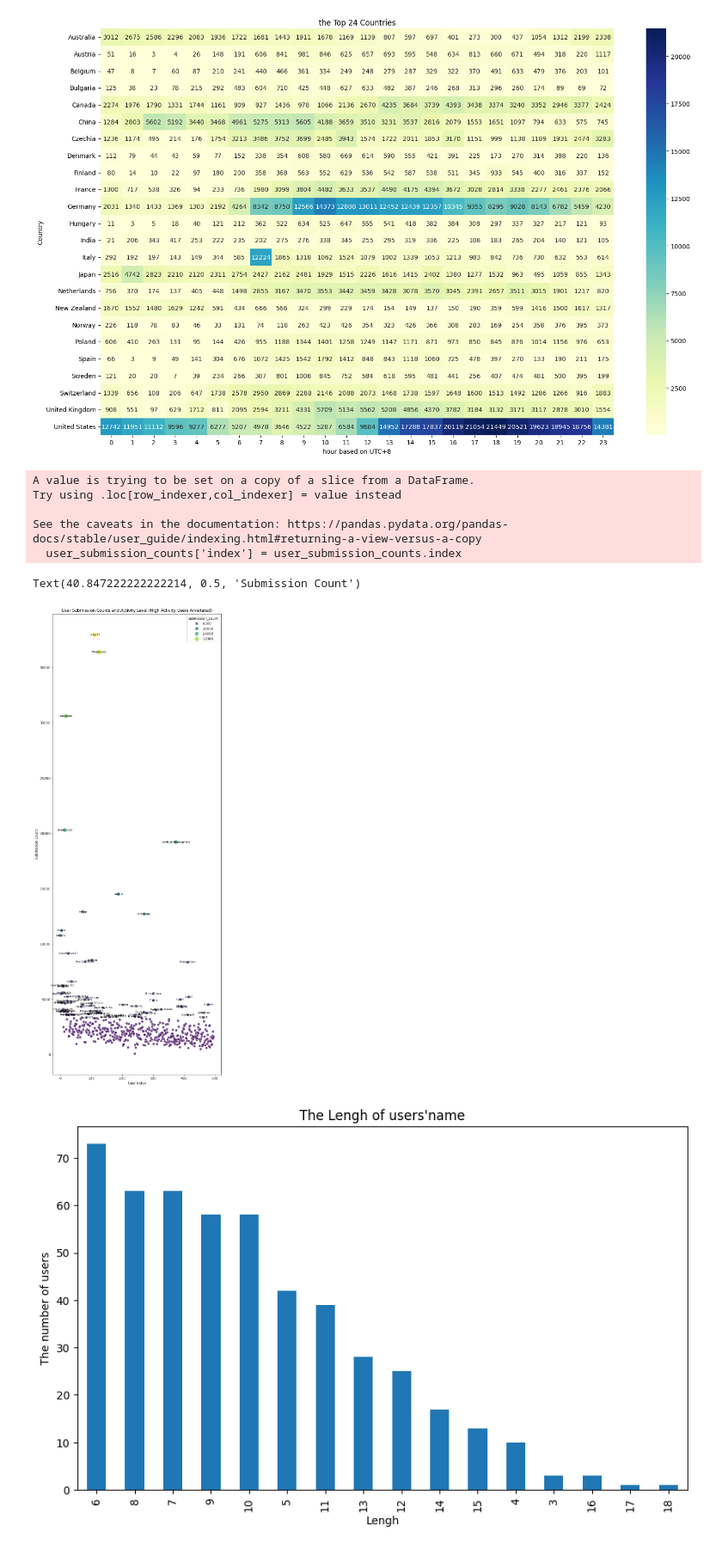
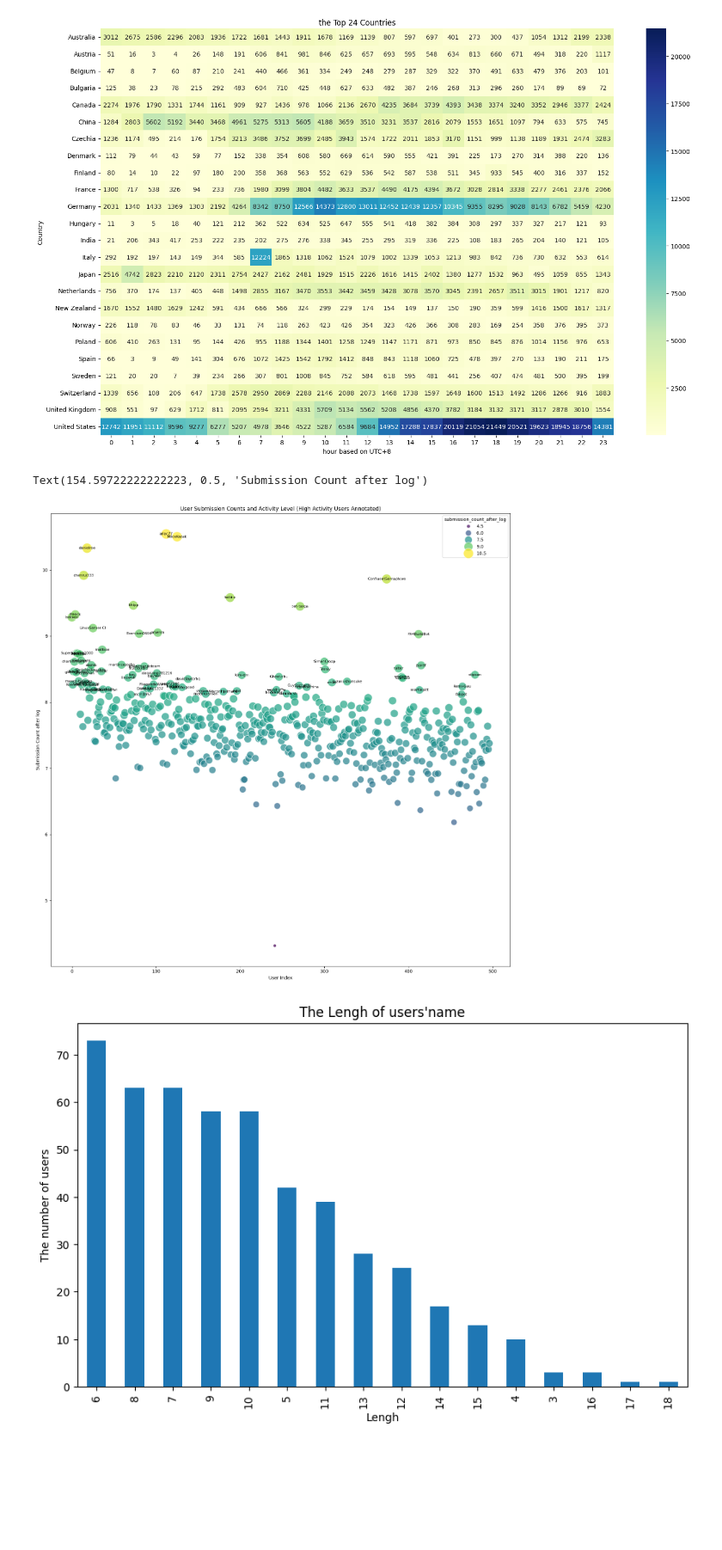
Before and after one commit to orwhd/dase_edu, a Jupyter notebook: homework/homework12/data_analyzing.ipynb, the cells around one changed output. Shown at 86% size. Drawn from its saved outputs; the diff is of its cells as text; code cells hidden in the pictures; blank space fills up the shorter version.

```diff
--- a/homework/homework12/data_analyzing.ipynb
+++ b/homework/homework12/data_analyzing.ipynb
@@ -79,43 +80,42 @@ plt.show()
 # %%
 #提交频率
 
 user_submission_counts = result_df[['name', 'submission_count']]
+user_submission_counts = user_submission_counts.copy()
+user_submission_counts['submission_count'] = np.log(user_submission_counts['submission_count'])
+user_submission_counts.columns = ['name', 'submission_count_after_log']
 
 # 识别高活跃用户和低活跃用户
-high_activity_threshold = user_submission_counts['submission_count'].quantile(0.85)
-low_activity_threshold = user_submission_counts['submission_count'].quantile(0.25)
+high_activity_threshold = user_submission_counts['submission_count_after_log'].quantile(0.85)
+low_activity_threshold = user_submission_counts['submission_count_after_log'].quantile(0.25)
 
 # 选出高活跃用户
-high_activity_users = user_submission_counts[user_submission_counts['submission_count'] > high_activity_threshold]
+high_activity_users = user_submission_counts[user_submission_counts['submission_count_after_log'] > high_activity_threshold]
 
 # 将索引作为横坐标
-user_submission_counts['index'] = user_submission_counts.index
+user_submission_counts = user_submission_counts.reset_index()
+
 
 # 绘制散点图
-plt.figure(figsize=(8, 20))
+plt.figure(figsize=(15, 15))
 
 # 使用 Seaborn 绘制散点图，活跃度用点的大小和颜色深度表示
-sns.scatterplot(x='index', y='submission_count', data=user_submission_counts,
-                size='submission_count', sizes=(50, 200),  # 点的大小
-                hue='submission_count', palette='viridis', alpha=0.7)
+sns.scatterplot(x='index', y='submission_count_after_log', data=user_submission_counts,
+                size='submission_count_after_log', sizes=(50, 500),  # 点的大小
+                hue='submission_count_after_log', palette='viridis', alpha=0.7)
 
 # 给高活跃用户标注名字
 for i in range(len(high_activity_users)):
-    plt.text(high_activity_users.index[i], high_activity_users['submission_count'].iloc[i],
+    plt.text(high_activity_users.index[i], high_activity_users['submission_count_after_log'].iloc[i],
              high_activity_users['name'].iloc[i], fontsize=8, ha='center', va='center', color='black')
 
 plt.title('User Submission Counts and Activity Level (High Activity Users Annotated)')
 plt.xlabel('User Index')
 plt.tight_layout()
-plt.ylabel('Submission Count')
+plt.ylabel('Submission Count after log')
 # %% [output]
-A value is trying to be set on a copy of a slice from a DataFrame.
-Try using .loc[row_indexer,col_indexer] = value instead
-
-See the caveats in the documentation: https://pandas.pydata.org/pandas-docs/stable/user_guide/indexing.html#returning-a-view-versus-a-copy
-  user_submission_counts['index'] = user_submission_counts.index
+Text(154.59722222222223, 0.5, 'Submission Count after log')
-Text(40.847222222222214, 0.5, 'Submission Count')
-[figure, old version]
+[figure, new version]
 # %%
 # 其他维度的洞察
 
```
Also changed, not shown: parts of 1 cell of this notebook, 1 other file.
